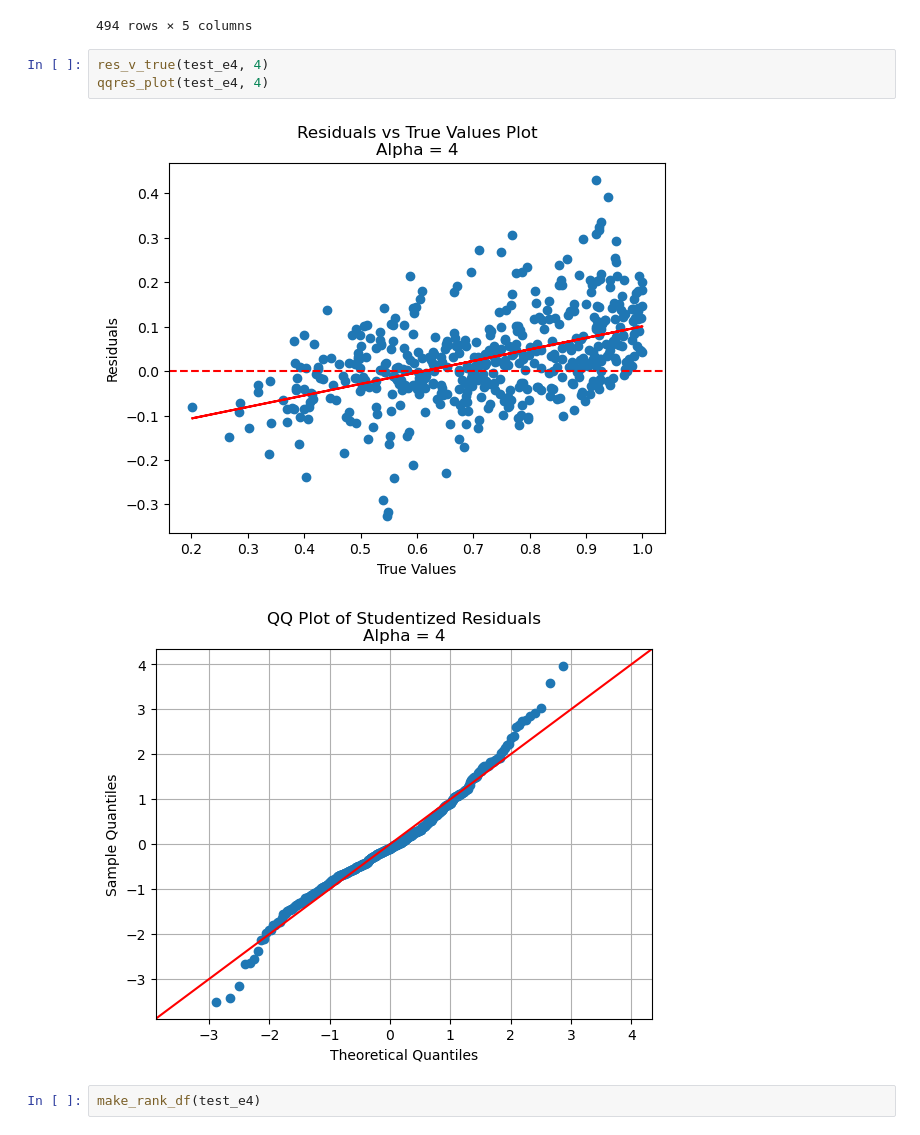
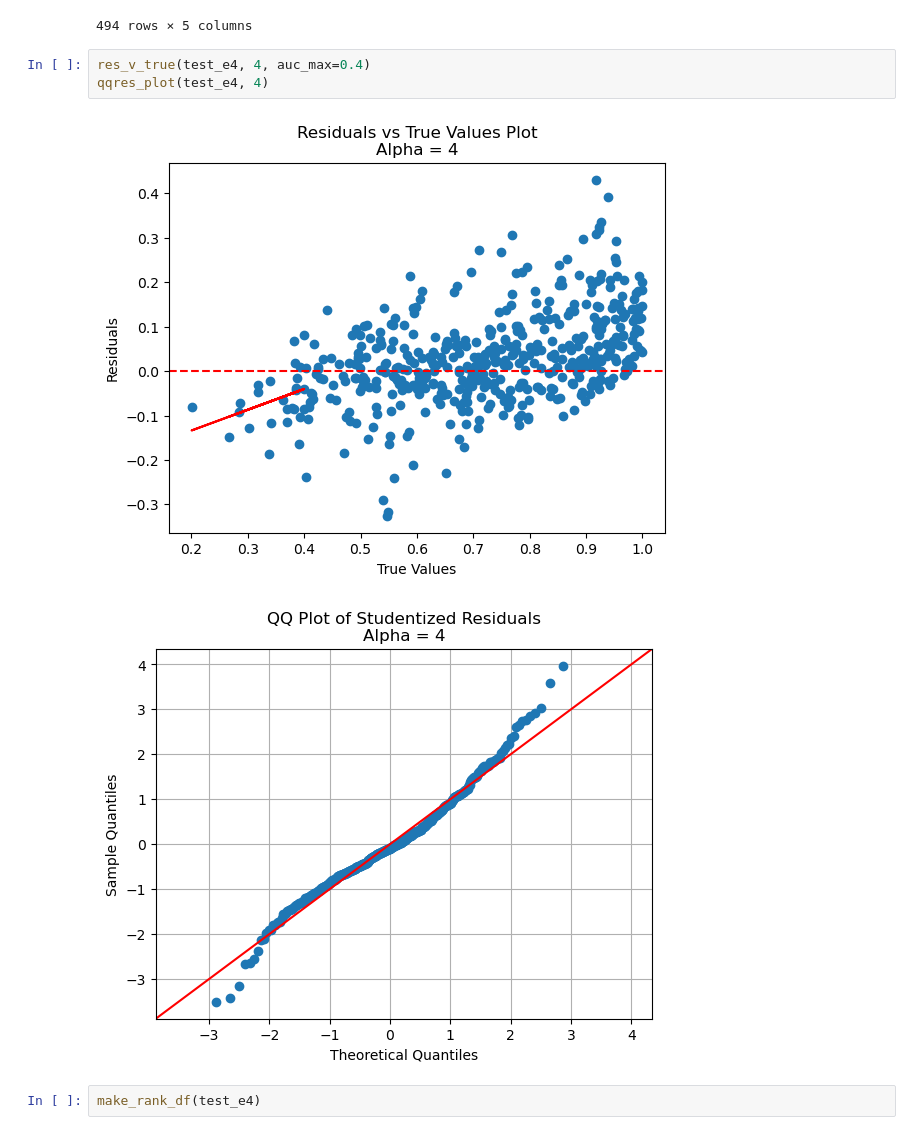
Before and after one commit to JDACS4C-IMPROVE/Scratch, a Jupyter notebook: alt-scores/mae_poly.ipynb, the cells around one changed output. Drawn from its saved outputs; the diff is of its cells as text.

```diff
--- a/alt-scores/mae_poly.ipynb
+++ b/alt-scores/mae_poly.ipynb
@@ -379,10 +512,10 @@ test_e4
 | 493 | ACH-000820 | Drug_1127 | 0.5827 | 0.5827 | 0.7279 |
 494 rows × 5 columns
 # %%
-res_v_true(test_e4, 4)
+res_v_true(test_e4, 4, auc_max=0.4)
 qqres_plot(test_e4, 4)
 # %% [output]
-[figure, old version]
+[figure, new version]
 [figure]
 # %%
 make_rank_df(test_e4)
```
Also changed, not shown: parts of 23 cells of this notebook.
